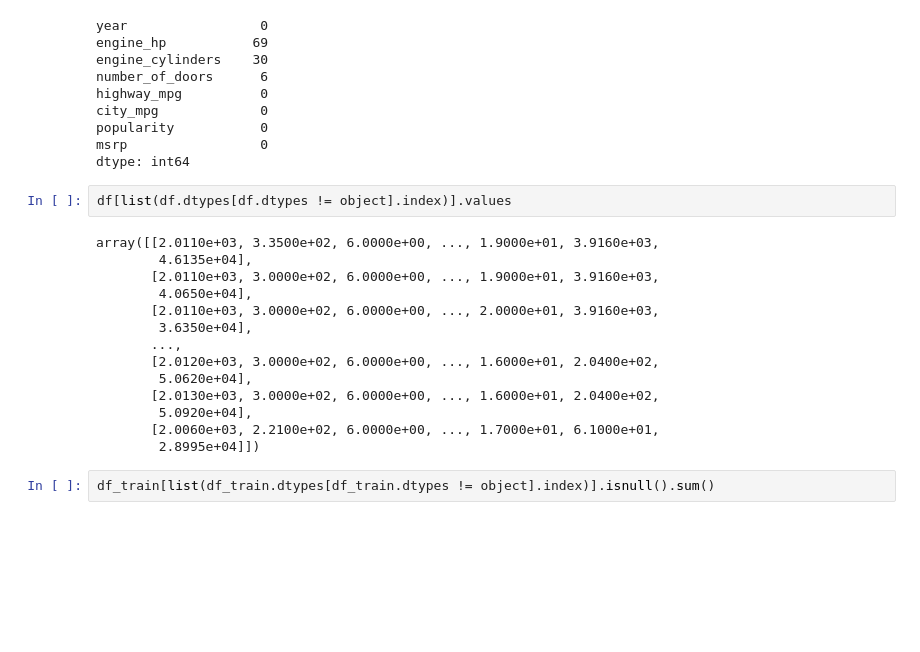
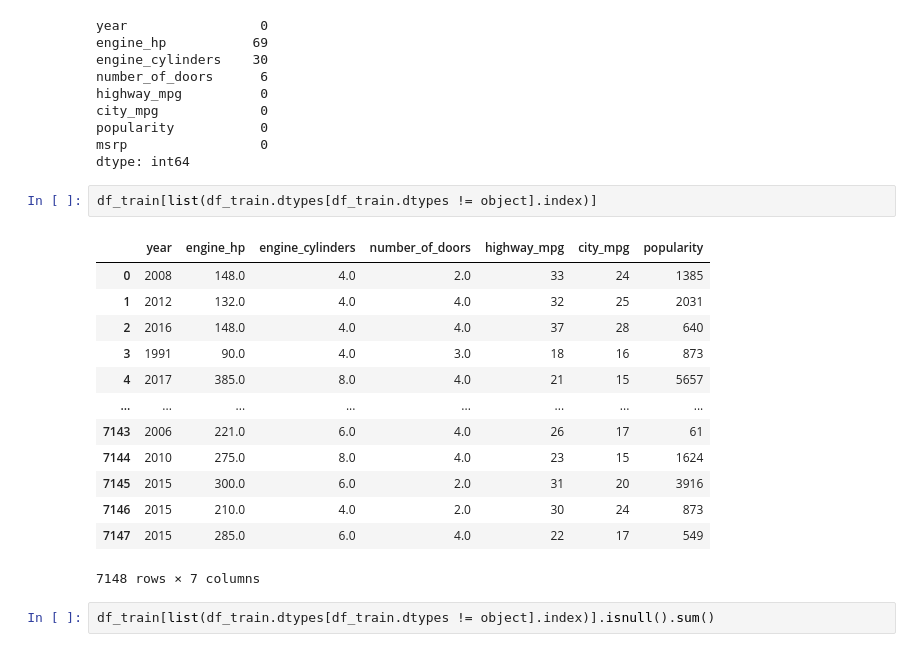
Before and after one commit to nicepeopleproject/ml_linear_regression, a Jupyter notebook: car_price_prediction.ipynb, the cells around one changed output. Drawn from its saved outputs; the diff is of its cells as text; blank space fills up the shorter version.

```diff
--- a/car_price_prediction.ipynb
+++ b/car_price_prediction.ipynb
@@ -853,21 +853,21 @@ popularity           0
 msrp                 0
 dtype: int64
 # %%
-df[list(df.dtypes[df.dtypes != object].index)].values
+df_train[list(df_train.dtypes[df_train.dtypes != object].index)]
 # %% [output]
+|  | year | engine_hp | engine_cylinders | number_of_doors | highway_mpg | city_mpg | popularity |
+| 0 | 2008 | 148.0 | 4.0 | 2.0 | 33 | 24 | 1385 |
+| 1 | 2012 | 132.0 | 4.0 | 4.0 | 32 | 25 | 2031 |
+| 2 | 2016 | 148.0 | 4.0 | 4.0 | 37 | 28 | 640 |
+| 3 | 1991 | 90.0 | 4.0 | 3.0 | 18 | 16 | 873 |
+| 4 | 2017 | 385.0 | 8.0 | 4.0 | 21 | 15 | 5657 |
+| ... | ... | ... | ... | ... | ... | ... | ... |
+| 7143 | 2006 | 221.0 | 6.0 | 4.0 | 26 | 17 | 61 |
+| 7144 | 2010 | 275.0 | 8.0 | 4.0 | 23 | 15 | 1624 |
+| 7145 | 2015 | 300.0 | 6.0 | 2.0 | 31 | 20 | 3916 |
+| 7146 | 2015 | 210.0 | 4.0 | 2.0 | 30 | 24 | 873 |
+| 7147 | 2015 | 285.0 | 6.0 | 4.0 | 22 | 17 | 549 |
-array([[2.0110e+03, 3.3500e+02, 6.0000e+00, ..., 1.9000e+01, 3.9160e+03,
-        4.6135e+04],
-       [2.0110e+03, 3.0000e+02, 6.0000e+00, ..., 1.9000e+01, 3.9160e+03,
-        4.0650e+04],
-       [2.0110e+03, 3.0000e+02, 6.0000e+00, ..., 2.0000e+01, 3.9160e+03,
-        3.6350e+04],
-       ...,
-       [2.0120e+03, 3.0000e+02, 6.0000e+00, ..., 1.6000e+01, 2.0400e+02,
-        5.0620e+04],
-       [2.0130e+03, 3.0000e+02, 6.0000e+00, ..., 1.6000e+01, 2.0400e+02,
-        5.0920e+04],
-       [2.0060e+03, 2.2100e+02, 6.0000e+00, ..., 1.7000e+01, 6.1000e+01,
-        2.8995e+04]])
+7148 rows × 7 columns
 # %%
 df_train[list(df_train.dtypes[df_train.dtypes != object].index)].isnull().sum()
 # %% [output]
```
Also changed, not shown: parts of 87 cells of this notebook.
